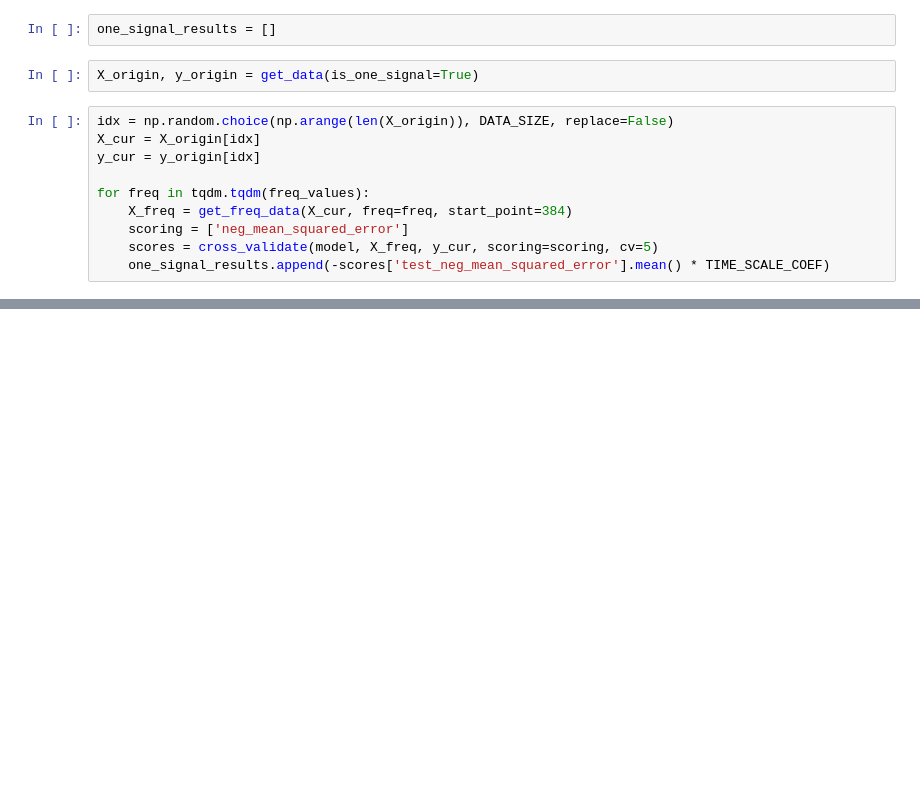
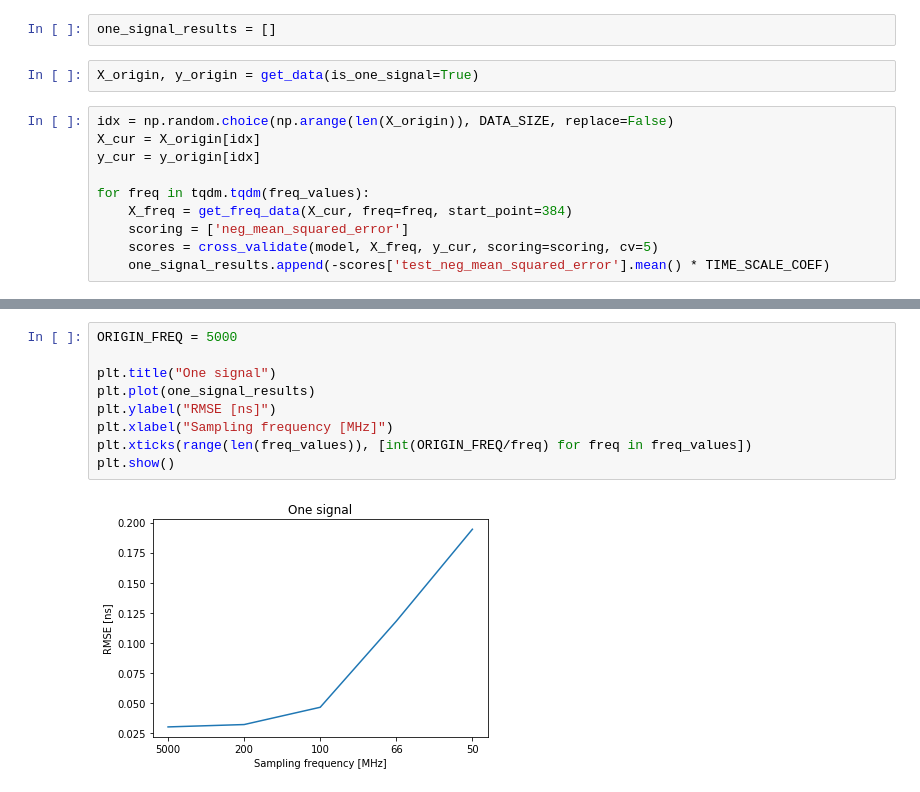
Before and after one commit to whiteRa2bit/cern_summer_project, a Jupyter notebook: problem2/compare_one_and_two_signals.ipynb, the cells around one changed output, grey strips where cells are left out. Cells and saved outputs as stored; diff of their text form; blank space fills up the shorter version.

```diff
--- a/problem2/compare_one_and_two_signals.ipynb
+++ b/problem2/compare_one_and_two_signals.ipynb
@@ -203,3 +210,14 @@ plt.plot(one_signal_results)
+# %%
+ORIGIN_FREQ = 5000
+
+plt.title("One signal")
+plt.plot(one_signal_results)
+plt.ylabel("RMSE [ns]")
+plt.xlabel("Sampling frequency [MHz]")
+plt.xticks(range(len(freq_values)), [int(ORIGIN_FREQ/freq) for freq in freq_values])
+plt.show()
+# %% [output]
+[figure, added]
 # %%
 plt.plot(one_signal_results)
 
```
Also changed, not shown: parts of 7 cells of this notebook.
